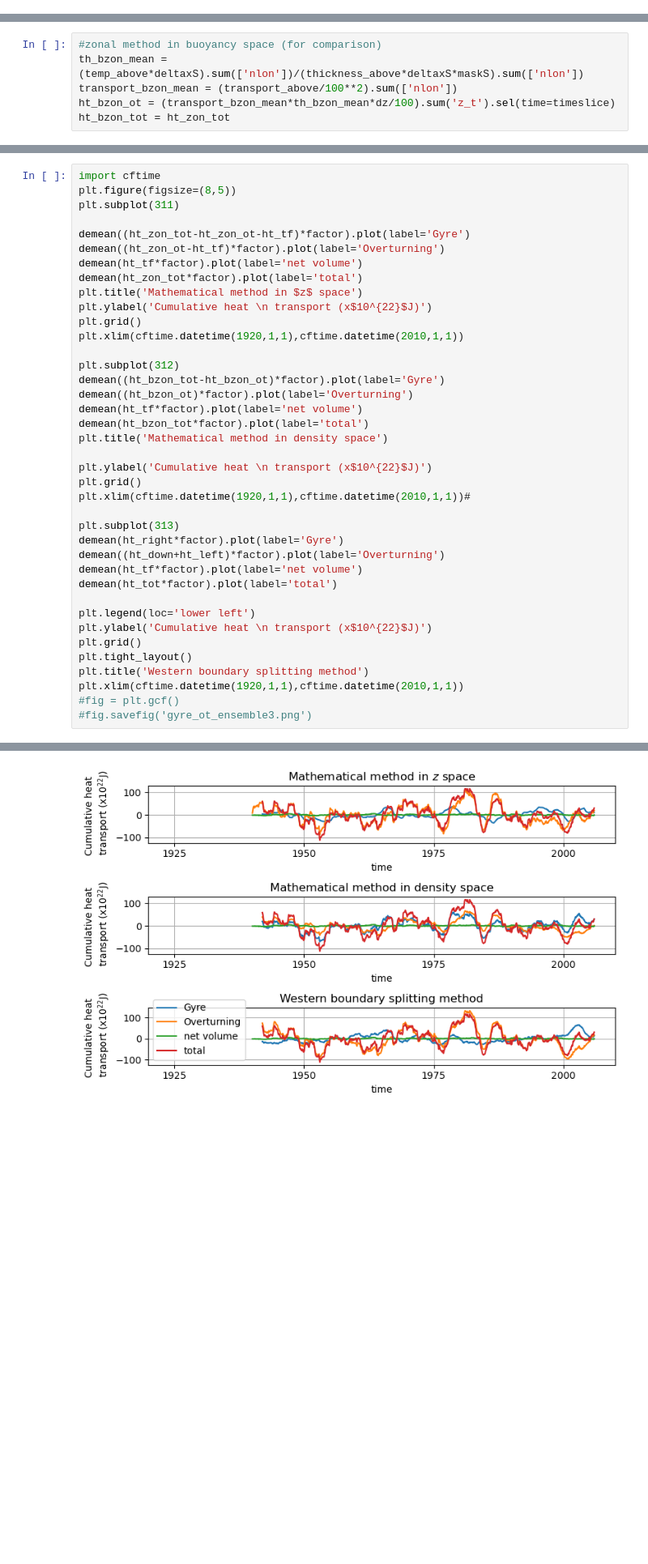
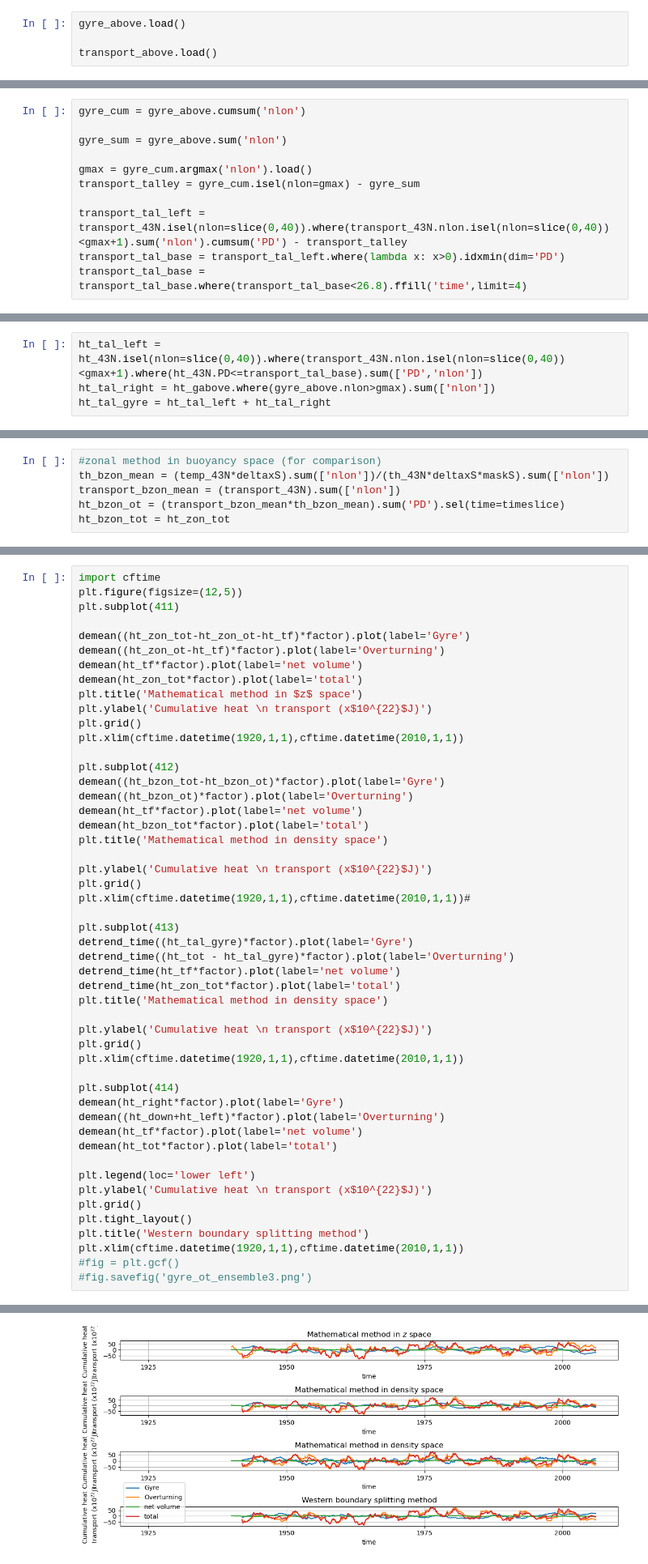
Before and after one commit to cspencerjones/amoc_heat_code, a Jupyter notebook: gyre_ot34N.ipynb, the cells around one changed output, grey strips where cells are left out. Shown at 81% size. Saved outputs shown, nothing was run; the diff lists cells and outputs as text; blank space fills up the shorter version.

```diff
--- a/gyre_ot34N.ipynb
+++ b/gyre_ot34N.ipynb
@@ -240,0 +228,4 @@ Dimensions without coordinates: nlon
+# %%
+gyre_above.load()
+
+transport_above.load()
@@ -241,3 +250,14 @@ Dimensions without coordinates: nlon
+# %%
+gyre_cum = gyre_above.cumsum('nlon')
+
+gyre_sum = gyre_above.sum('nlon')
+
+gmax = gyre_cum.argmax('nlon').load()
+transport_talley = gyre_cum.isel(nlon=gmax) - gyre_sum
+
+transport_tal_left = transport_43N.isel(nlon=slice(0,40)).where(transport_43N.nlon.isel(nlon=slice(0,40))<gmax+1).sum('nlon').cumsum('PD') - transport_talley
+transport_tal_base = transport_tal_left.where(lambda x: x>0).idxmin(dim='PD')
+transport_tal_base = transport_tal_base.where(transport_tal_base<26.8).ffill('time',limit=4)
 # %%
 #
 transport_cum = (transport_above.cumsum('nlon') - transport_above.sum('nlon')).round(5)
@@ -274,6 +294,10 @@ ht_left = ((ht_above.where(transport_above.nlon<istar_int).sum('nlon')+istar_del
 ht_right = ((ht_above).sum('nlon') - ht_left)
 ht_down = (ht_43N.isel(PD=slice(PDloc,1000)).sum('PD')).sum('nlon')
 ht_tot = (ht_43N.sum('PD').sum('nlon'))
+# %%
+ht_tal_left = ht_43N.isel(nlon=slice(0,40)).where(transport_43N.nlon.isel(nlon=slice(0,40))<gmax+1).where(ht_43N.PD<=transport_tal_base).sum(['PD','nlon'])
+ht_tal_right = ht_gabove.where(gyre_above.nlon>gmax).sum(['nlon'])
+ht_tal_gyre = ht_tal_left + ht_tal_right
 # %%
 #zonal method (for comparison)
 th_zon_mean = (ts*deltaxS*maskS).sum(['nlon'])/(xr.ones_like(vs).where(np.isfinite(vs))*deltaxS*maskS).sum(['nlon'])
@@ -282,9 +306,9 @@ ht_zon_ot = (transport_zon_mean*th_zon_mean*dz/100).rolling(time=24).mean().drop
 ht_zon_tot = (ht_nothroughflow*dz*maskS/100**3).sum(['nlon','z_t']).sel(time=timeslice).rolling(time=24).mean().dropna("time",how='all')
 # %%
 #zonal method in buoyancy space (for comparison)
-th_bzon_mean = (temp_above*deltaxS).sum(['nlon'])/(thickness_above*deltaxS*maskS).sum(['nlon'])
-transport_bzon_mean = (transport_above/100**2).sum(['nlon'])
-ht_bzon_ot = (transport_bzon_mean*th_bzon_mean*dz/100).sum('z_t').sel(time=timeslice)
+th_bzon_mean = (temp_43N*deltaxS).sum(['nlon'])/(th_43N*deltaxS*maskS).sum(['nlon'])
+transport_bzon_mean = (transport_43N).sum(['nlon'])
+ht_bzon_ot = (transport_bzon_mean*th_bzon_mean).sum('PD').sel(time=timeslice)
 ht_bzon_tot = ht_zon_tot
 # %%
 #max_MOC.rolling(time=10*24).mean().plot()
@@ -302,8 +326,8 @@ def demean(cum_ht):
 import matplotlib.pyplot as plt
 # %%
 import cftime
-plt.figure(figsize=(8,5))
-plt.subplot(311)
+plt.figure(figsize=(12,5))
+plt.subplot(411)
 
 demean((ht_zon_tot-ht_zon_ot-ht_tf)*factor).plot(label='Gyre')
 demean((ht_zon_ot-ht_tf)*factor).plot(label='Overturning')
@@ -312,36 +336,47 @@ demean(ht_zon_tot*factor).plot(label='total')
 plt.title('Mathematical method in $z$ space')
 plt.ylabel('Cumulative heat \n transport (x$10^{22}$J)')
 plt.grid()
 plt.xlim(cftime.datetime(1920,1,1),cftime.datetime(2010,1,1))
 
-plt.subplot(312)
+plt.subplot(412)
 demean((ht_bzon_tot-ht_bzon_ot)*factor).plot(label='Gyre')
 demean((ht_bzon_ot)*factor).plot(label='Overturning')
 demean(ht_tf*factor).plot(label='net volume')
 demean(ht_bzon_tot*factor).plot(label='total')
 plt.title('Mathematical method in density space')
 
 plt.ylabel('Cumulative heat \n transport (x$10^{22}$J)')
 plt.grid()
 plt.xlim(cftime.datetime(1920,1,1),cftime.datetime(2010,1,1))#
 
-plt.subplot(313)
+plt.subplot(413)
+detrend_time((ht_tal_gyre)*factor).plot(label='Gyre')
+detrend_time((ht_tot - ht_tal_gyre)*factor).plot(label='Overturning')
+detrend_time(ht_tf*factor).plot(label='net volume')
+detrend_time(ht_zon_tot*factor).plot(label='total')
+plt.title('Mathematical method in density space')
+
+plt.ylabel('Cumulative heat \n transport (x$10^{22}$J)')
+plt.grid()
+plt.xlim(cftime.datetime(1920,1,1),cftime.datetime(2010,1,1))
+
+plt.subplot(414)
 demean(ht_right*factor).plot(label='Gyre')
 demean((ht_down+ht_left)*factor).plot(label='Overturning')
 demean(ht_tf*factor).plot(label='net volume')
 demean(ht_tot*factor).plot(label='total')
 
 plt.legend(loc='lower left')
 plt.ylabel('Cumulative heat \n transport (x$10^{22}$J)')
 plt.grid()
 plt.tight_layout()
 plt.title('Western boundary splitting method')
 plt.xlim(cftime.datetime(1920,1,1),cftime.datetime(2010,1,1))
 #fig = plt.gcf()
 #fig.savefig('gyre_ot_ensemble3.png')
 # %% [output]
 (-29220.0, 3653.0)
-[figure, old version]
+[figure, new version]
 # %%
 long_1 = ((longitude.loc[istar_int-1]+istar_delta*(longitude.loc[istar_int]-longitude.loc[istar_int-1]))-360).squeeze()
 long_med = long_1.load().median(dim='time')
```
Also changed, not shown: parts of 6 cells of this notebook, 9 other files.
